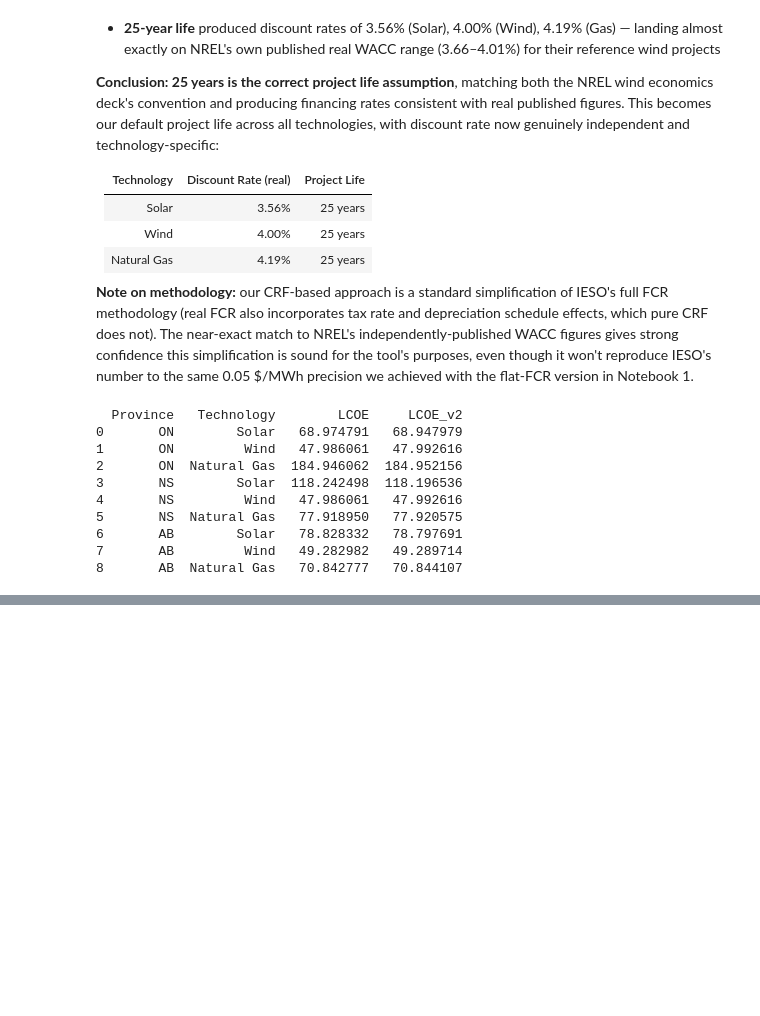
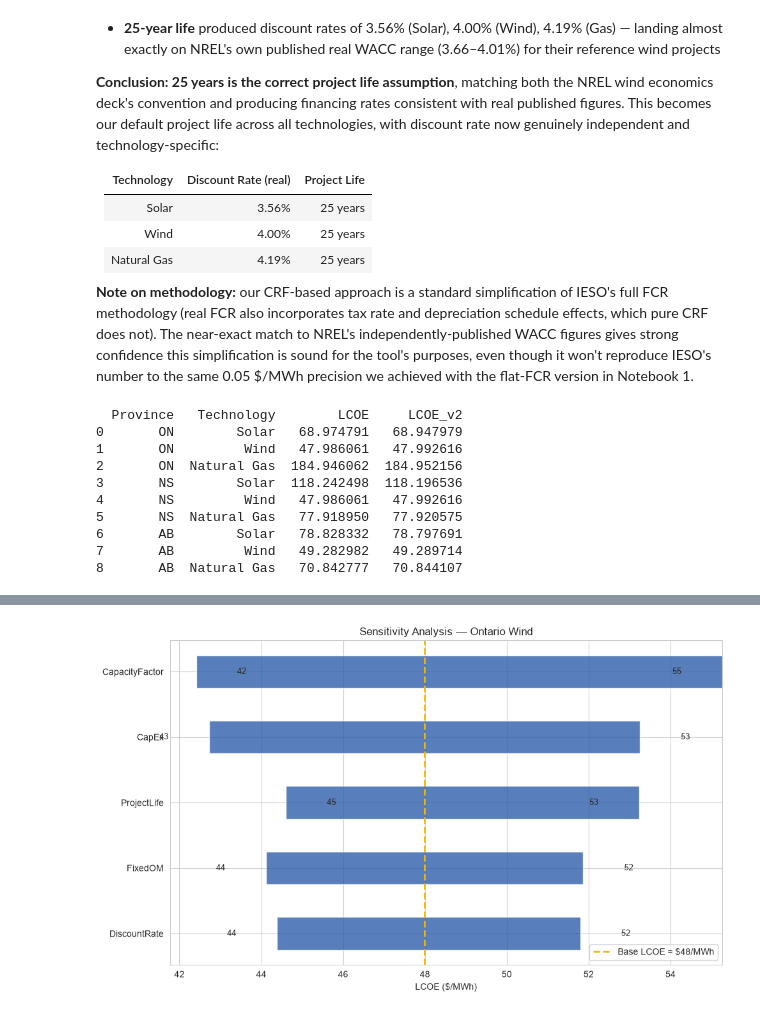
Before and after one commit to tmugomba/lcoe-optimization-tool, a Jupyter notebook: notebooks/02_sensitivity_analysis.ipynb, the cells around one changed output, grey strips where cells are left out. Drawn from its saved outputs; the diff is of its cells as text; code cells hidden in the pictures; blank space fills up the shorter version.

Commit message:
Notebook 2: tornado chart function built, validated, and polished for Ontario Wind

```diff
--- a/notebooks/02_sensitivity_analysis.ipynb
+++ b/notebooks/02_sensitivity_analysis.ipynb
@@ -189,0 +264,33 @@ print(defaults[["Province", "Technology", "LCOE", "LCOE_v2"]])
+# %%
+def plot_tornado(tornado_data, technology_name, base_lcoe):
+    """
+    Plots a tornado chart: horizontal bars showing how far LCOE swings
+    above/below the base case for each parameter, sorted by swing size.
+    Matches the visual language of NREL's 'Range of LCOE Parameters' slides.
+    """
+    fig, ax = plt.subplots(figsize=(10, 6))
+
+    y_pos = np.arange(len(tornado_data))
+
+    # Each bar spans from Low to High, centered visually around the base LCOE
+    for i, (param, row) in enumerate(tornado_data.iterrows()):
+        low, high = row["Low"], row["High"]
+        # Draw a bar from low to high
+        ax.barh(i, high - low, left=low, height=0.5, color="#2E5EAA", alpha=0.8)
+        # Label the low/high values at each end
+        ax.text(low - 1, i, f"{low:.0f}", va="center", ha="right", fontsize=9)
+        ax.text(high + 1, i, f"{high:.0f}", va="center", ha="left", fontsize=9)
+
+    ax.axvline(base_lcoe, color="#F2B705", linestyle="--", linewidth=2, label=f"Base LCOE = ${base_lcoe:.0f}/MWh")
+    ax.set_yticks(y_pos)
+    ax.set_yticklabels(tornado_data.index)
+    ax.set_xlabel("LCOE ($/MWh)")
+    ax.set_title(f"Sensitivity Analysis — {technology_name}")
+    ax.legend()
+    plt.tight_layout()
+    plt.show()
+
+# Plot Ontario Wind
+plot_tornado(tornado_data, "Ontario Wind", ontario_wind["LCOE_v2"])
+# %% [output]
+[figure, added]
```
Also changed, not shown: parts of 6 cells of this notebook.
